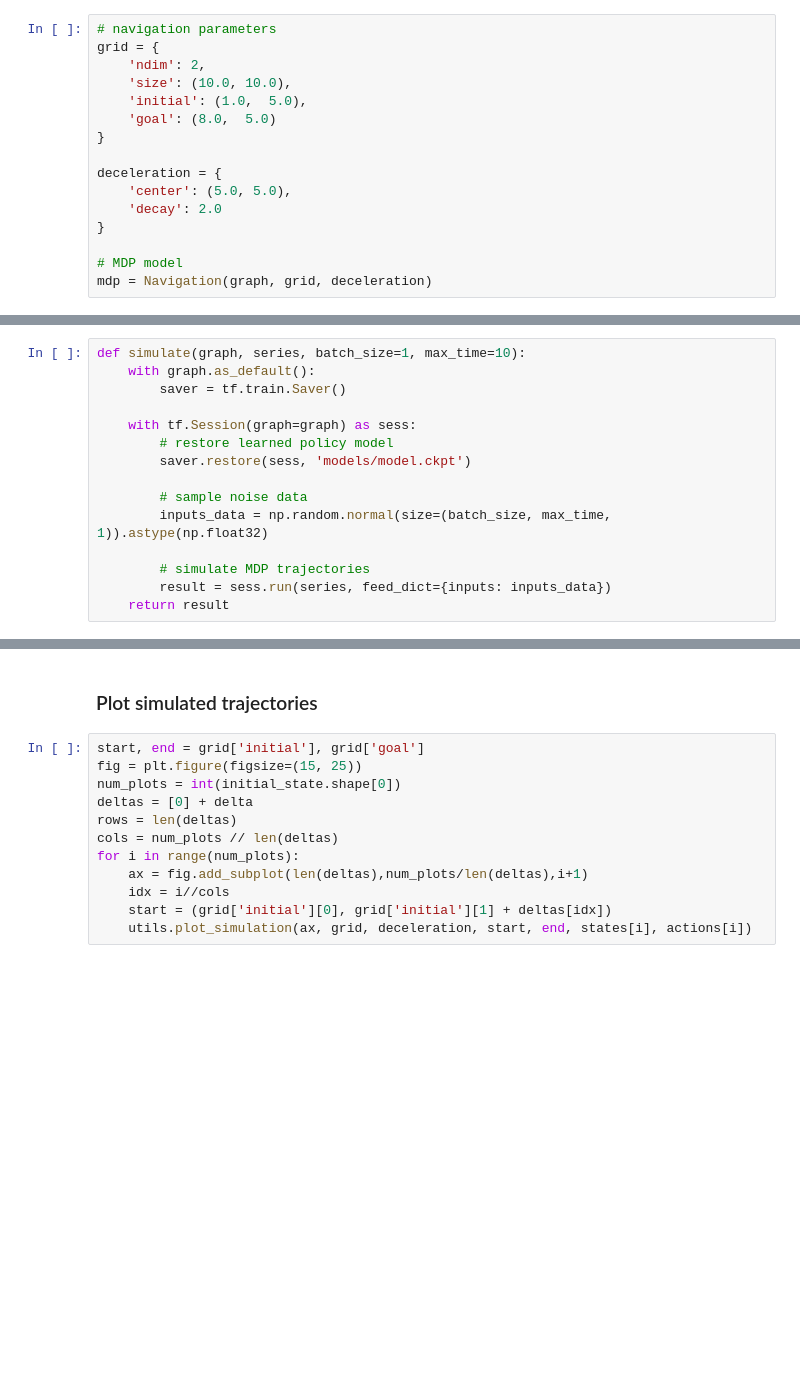
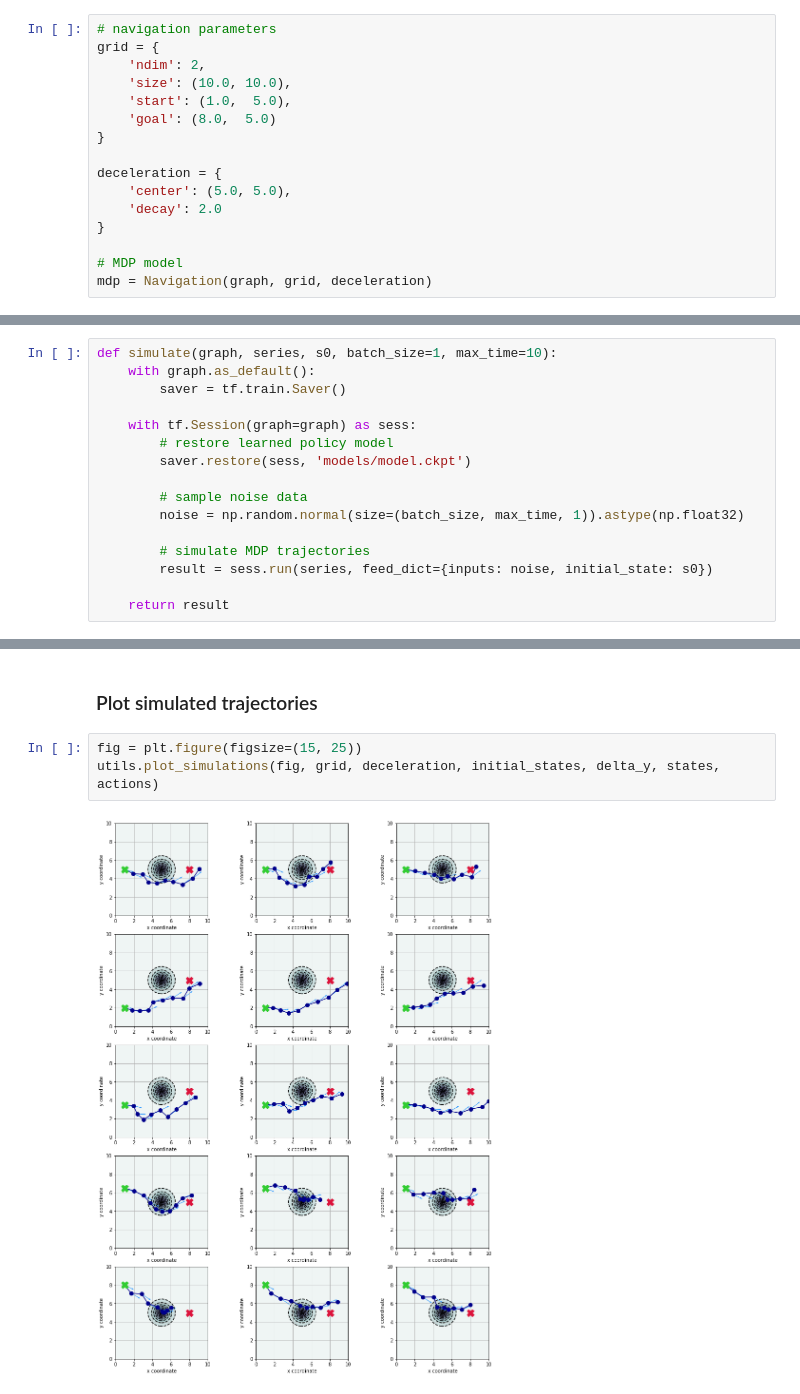
Before and after one commit to thiagopbueno/mdps-in-tensorflow, a Jupyter notebook: notebooks/MDPs in TensorFlow - Navigation with Noisy Directions.ipynb, the cells around one changed output, grey strips where cells are left out. Drawn from its saved outputs; the diff is of its cells as text; blank space fills up the shorter version.

```diff
--- a/notebooks/MDPs in TensorFlow - Navigation with Noisy Directions.ipynb
+++ b/notebooks/MDPs in TensorFlow - Navigation with Noisy Directions.ipynb
@@ -297,7 +300,7 @@ graph = tf.Graph()
 grid = {
     'ndim': 2,
     'size': (10.0, 10.0),
-    'initial': (1.0,  5.0),
+    'start': (1.0,  5.0),
     'goal': (8.0,  5.0)
 }
 
@@ -442,7 +474,7 @@ for i, timestep in enumerate(timesteps):
 # %% [markdown]
 ## Simulate policy
 # %%
-def simulate(graph, series, batch_size=1, max_time=10):
+def simulate(graph, series, s0, batch_size=1, max_time=10):
     with graph.as_default():
         saver = tf.train.Saver()
 
@@ -451,8 +483,9 @@ def simulate(graph, series, batch_size=1, max_time=10):
         saver.restore(sess, 'models/model.ckpt')
 
         # sample noise data
-        inputs_data = np.random.normal(size=(batch_size, max_time, 1)).astype(np.float32)
+        noise = np.random.normal(size=(batch_size, max_time, 1)).astype(np.float32)
 
         # simulate MDP trajectories
-        result = sess.run(series, feed_dict={inputs: inputs_data})
+        result = sess.run(series, feed_dict={inputs: noise, initial_state: s0})
+
     return result
@@ -500,14 +512,7 @@ with graph.as_default():
 # %% [markdown]
 ### Plot simulated trajectories
-# %%
-start, end = grid['initial'], grid['goal']
-fig = plt.figure(figsize=(15, 25))
-num_plots = int(initial_state.shape[0])
-deltas = [0] + delta
-rows = len(deltas)
-cols = num_plots // len(deltas)
-for i in range(num_plots):
-    ax = fig.add_subplot(len(deltas),num_plots/len(deltas),i+1)
-    idx = i//cols
-    start = (grid['initial'][0], grid['initial'][1] + deltas[idx])
-    utils.plot_simulation(ax, grid, deceleration, start, end, states[i], actions[i])
+# %%
+fig = plt.figure(figsize=(15, 25))
+utils.plot_simulations(fig, grid, deceleration, initial_states, delta_y, states, actions)
+# %% [output]
+[figure, added]
```
Also changed, not shown: parts of 13 cells of this notebook, 1 other file.
